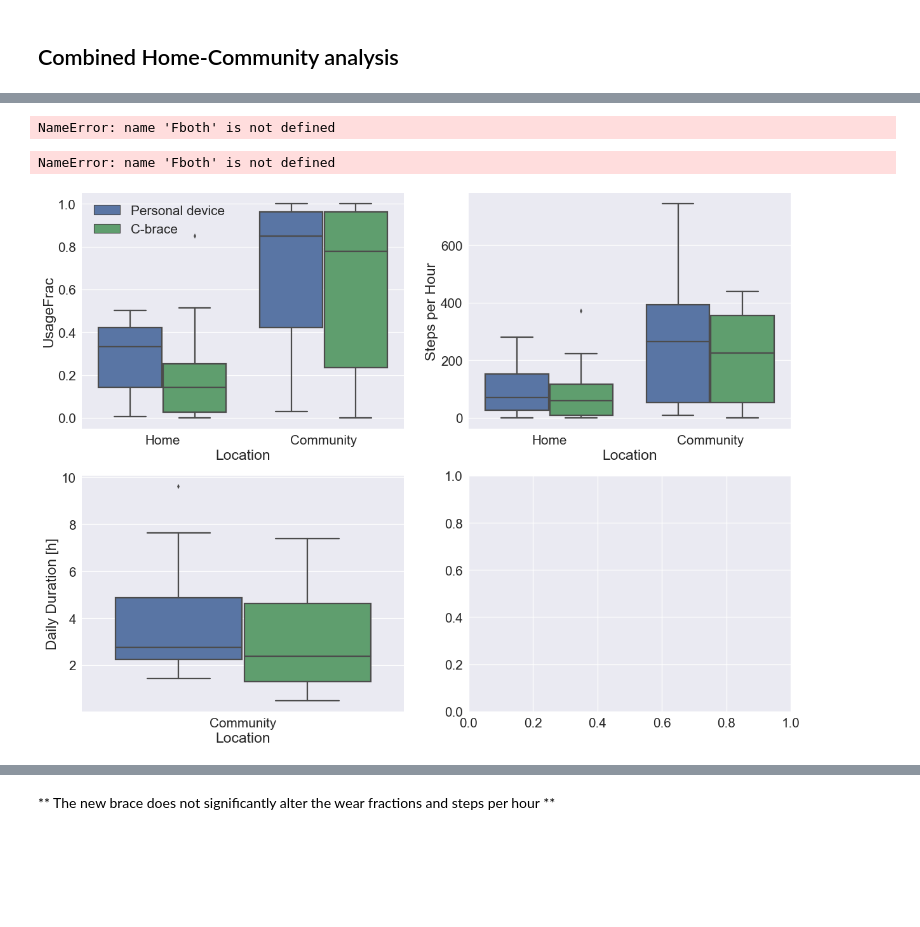
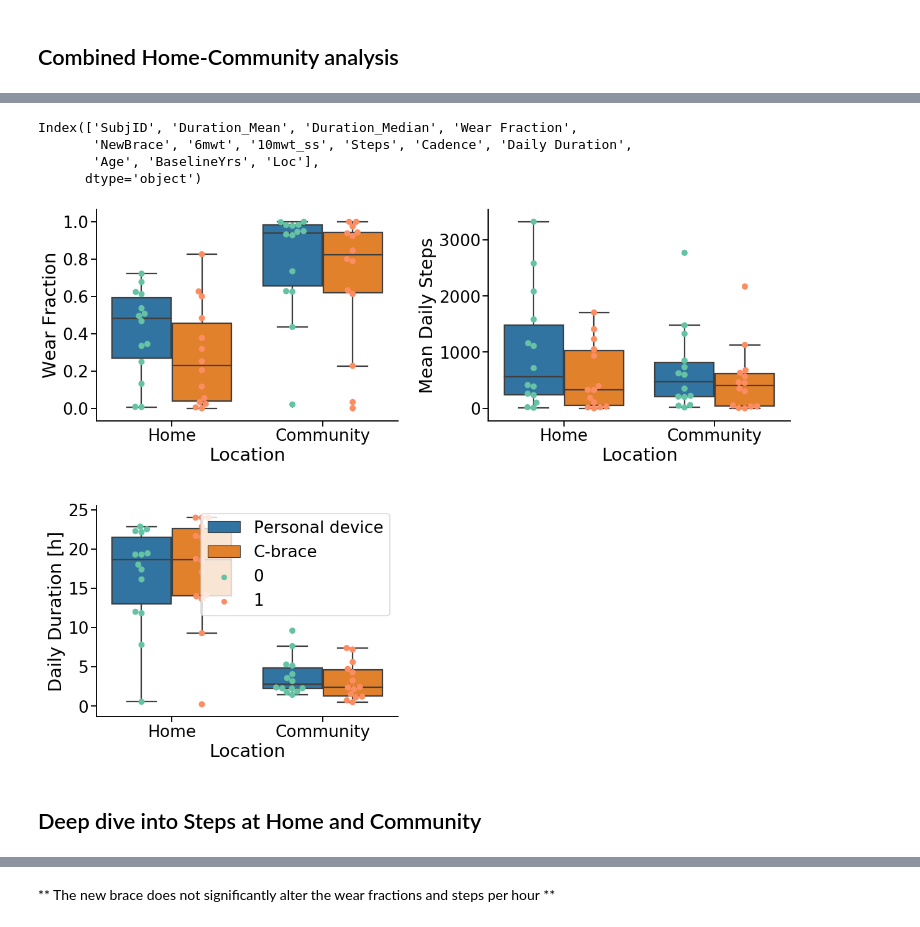
Before and after one commit to Luke3D/CbrAnalysis, a Jupyter notebook: PaperAnalysis.ipynb, the cells around one changed output, grey strips where cells are left out. Cells and saved outputs as stored; diff of their text form; code cells hidden in the pictures; blank space fills up the shorter version.

```diff
--- a/PaperAnalysis.ipynb
+++ b/PaperAnalysis.ipynb
@@ -29,0 +48,3 @@ Datahome.head()
+# %%
+#Mean features across days per subject
+homedur = mean_daily_features(Datahome)
@@ -86,7 +98,7 @@ plt.title('median daily time at home')
 ## Community data analysis
 # %%
 # Data = pd.read_csv('GPSData.csv')
-Data = pd.read_csv('GPSandClinicalData.csv')
+Data = pd.read_csv('../Data/GPSandClinicalData.csv')
 # %%
 Data.head()
 # %% [output]
@@ -108,3 +120 @@ Index(['Wear Frac', 'DestinationType', 'Distance', 'Duration', 'Mean Speed',
       dtype='object')
-# %%
-Data['Duration_Wearing']=Data['Duration']*Data['Wear Frac']
@@ -114,0 +121,3 @@ len(Data)
+# %%
+#compute mean duration/day feature across days for each participant
+dur = mean_daily_features(Data)
@@ -200,50 +230,59 @@ dur.head()
-# %%
-Fboth.head()
-# %% [output]
-NameError: name 'Fboth' is not defined
+# %%
+durdata.columns
+# %% [output]
+Index(['SubjID', 'Duration_Mean', 'Duration_Median', 'Wear Fraction',
+       'NewBrace', '6mwt', '10mwt_ss', 'Steps', 'Cadence', 'Daily Duration',
+       'Age', 'BaselineYrs', 'Loc'],
+      dtype='object')
 # %%
 sns.set_context('talk',font_scale=1.6)
 fig=plt.figure(figsize=(20,15))
 fig.add_subplot(221)
-ax = sns.boxplot(data=durdata,x='Loc',y='UsageFrac',hue='NewBrace')
-L=ax.legend(loc=2)
-L.get_texts()[0].set_text('Personal device')
-L.get_texts()[1].set_text('C-brace')
-# ax.legend(_,['Personal device','C-brace'],loc=2)
+ax = sns.boxplot(data=durdata,x='Loc',y='Wear Fraction',hue='NewBrace')
+ax = sns.swarmplot(data=durdata, x='Loc', y='Wear Fraction', hue='NewBrace', palette='Set2',size=10, dodge=True)
+ax.legend_.remove()
+
 plt.xlabel('Location')
 sns.despine()
 fig.add_subplot(222)
-ax=sns.boxplot(data=durdata,x='Loc',y='Steps per Hour',hue='NewBrace')
+ax=sns.boxplot(data=durdata,x='Loc',y='Steps',hue='NewBrace')
+ax = sns.swarmplot(data=durdata, x='Loc', y='Steps', hue='NewBrace', palette='Set2',size=10, dodge=True)
+ax.set_ylabel('Mean Daily Steps')
 ax.legend_.remove()
 plt.xlabel('Location')
 sns.despine()
+
 fig.add_subplot(223)
-ax=sns.boxplot(data=dur,x='Loc',y='Daily Duration',hue='NewBrace')
-ax.legend_.remove()
+ax=sns.boxplot(data=durdata,x='Loc',y='Daily Duration',hue='NewBrace')
+ax = sns.swarmplot(data=durdata, x='Loc', y='Daily Duration', hue='NewBrace', palette='Set2',size=10, dodge=True)
+L=ax.legend(loc=1)
+L.get_texts()[0].set_text('Personal device')
+L.get_texts()[1].set_text('C-brace')
 sns.despine()
 plt.xlabel('Location')
 plt.ylabel('Daily Duration [h]')
 
-fig.add_subplot(224)
-f = 'UsageFrac'
-x = Fboth[Fboth['NewBrace']==0][f]
-y = Fboth[Fboth['NewBrace']==1][f]
-plt.scatter(x,y)
-mx=min(x)
-my=min(y)
-m = min(mx,my)
-Mx=max(x)
-My=max(y)
-M =max(Mx,My)
-plt.plot([m,M],[m,M])
-plt.title('Usage Fraction')
-plt.xlabel('Personal device')
-plt.ylabel('C-brace')
-sns.despine()
+# fig.add_subplot(224)
+# f = 'UsageFrac'
+# x = Fboth[Fboth['NewBrace']==0][f]
+# y = Fboth[Fboth['NewBrace']==1][f]
+# plt.scatter(x,y)
+# mx=min(x)
+# my=min(y)
+# m = min(mx,my)
+# Mx=max(x)
+# My=max(y)
+# M =max(Mx,My)
+# plt.plot([m,M],[m,M])
+# plt.title('Usage Fraction')
+# plt.xlabel('Personal device')
+# plt.ylabel('C-brace')
+# sns.despine()
 
 plt.subplots_adjust(left=None, bottom=None, right=None, top=None,
                 wspace=0.3, hspace=0.4)
 sns.despine()
 # %% [output]
-NameError: name 'Fboth' is not defined
-[figure, old version]
+[figure, new version]
+# %% [markdown]
+## Deep dive into Steps at Home and Community
```
Also changed, not shown: parts of 98 cells of this notebook, 1 other file.
